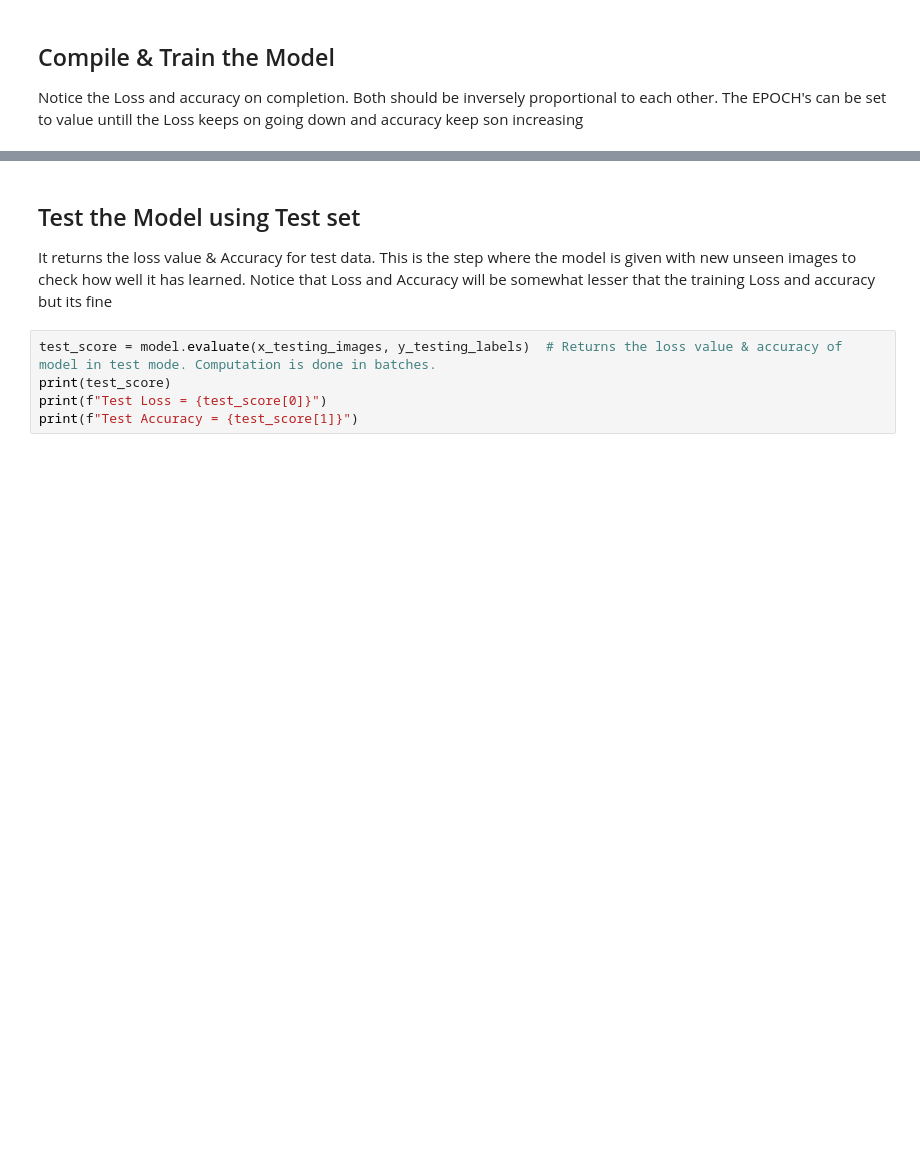
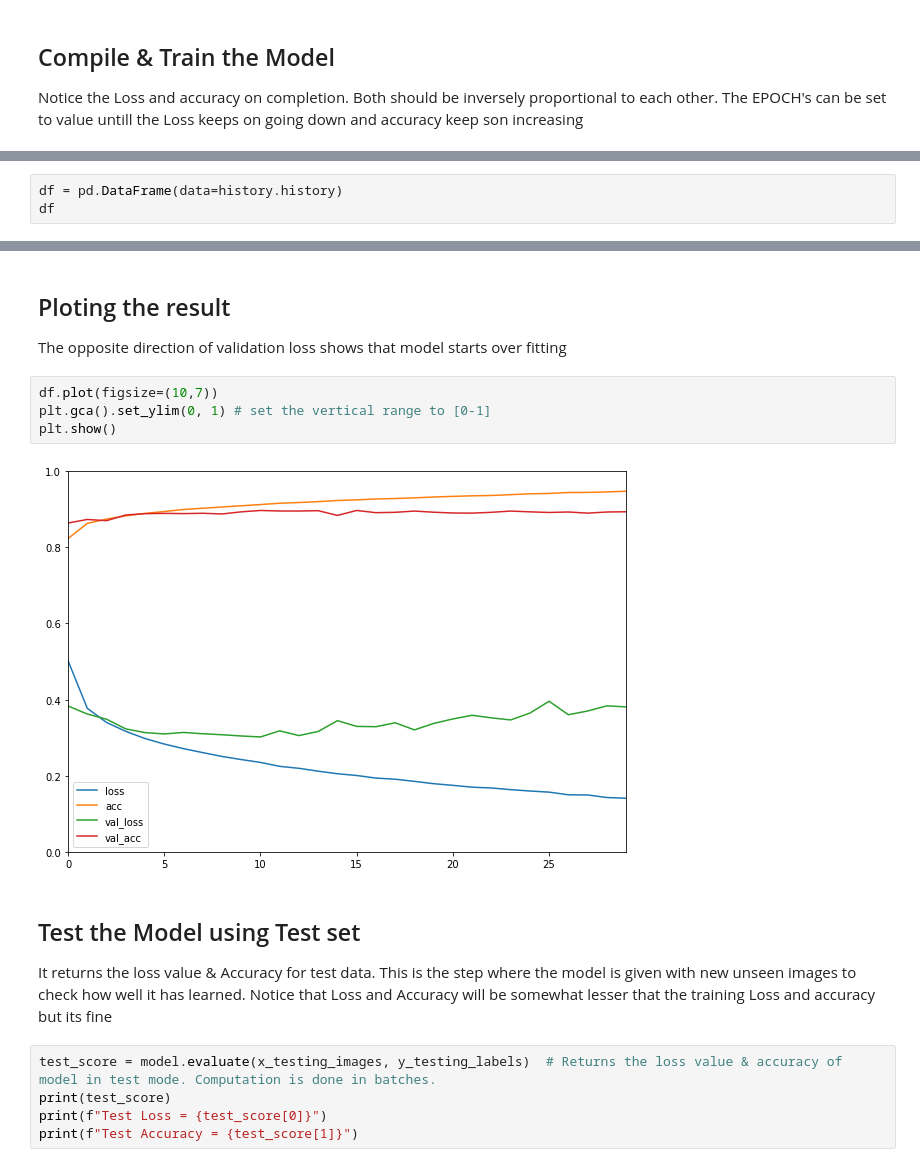
Before and after one commit to gulshan-archive/AI-DeepLearning, a Jupyter notebook: 2.Fashion_Mnist_without_CNN.ipynb, the cells around one changed output, grey strips where cells are left out. Saved outputs shown, nothing was run; the diff lists cells and outputs as text; blank space fills up the shorter version.

```diff
--- a/2.Fashion_Mnist_without_CNN.ipynb
+++ b/2.Fashion_Mnist_without_CNN.ipynb
@@ -119,0 +210,3 @@ Epoch 30/30
+# %%
+df = pd.DataFrame(data=history.history)
+df
@@ -120,3 +231,12 @@ Epoch 30/30
+# %% [markdown]
+## Ploting the result
+The opposite direction of validation loss shows that model starts over fitting
+# %%
+df.plot(figsize=(10,7))
+plt.gca().set_ylim(0, 1) # set the vertical range to [0-1]
+plt.show()
+# %% [output]
+[figure, added]
 # %% [markdown]
 ## Test the Model using Test set
 It returns the loss value & Accuracy for test data. This is the step where the model is given with new unseen images to check how well it has learned.
```
Also changed, not shown: parts of 19 cells of this notebook.
